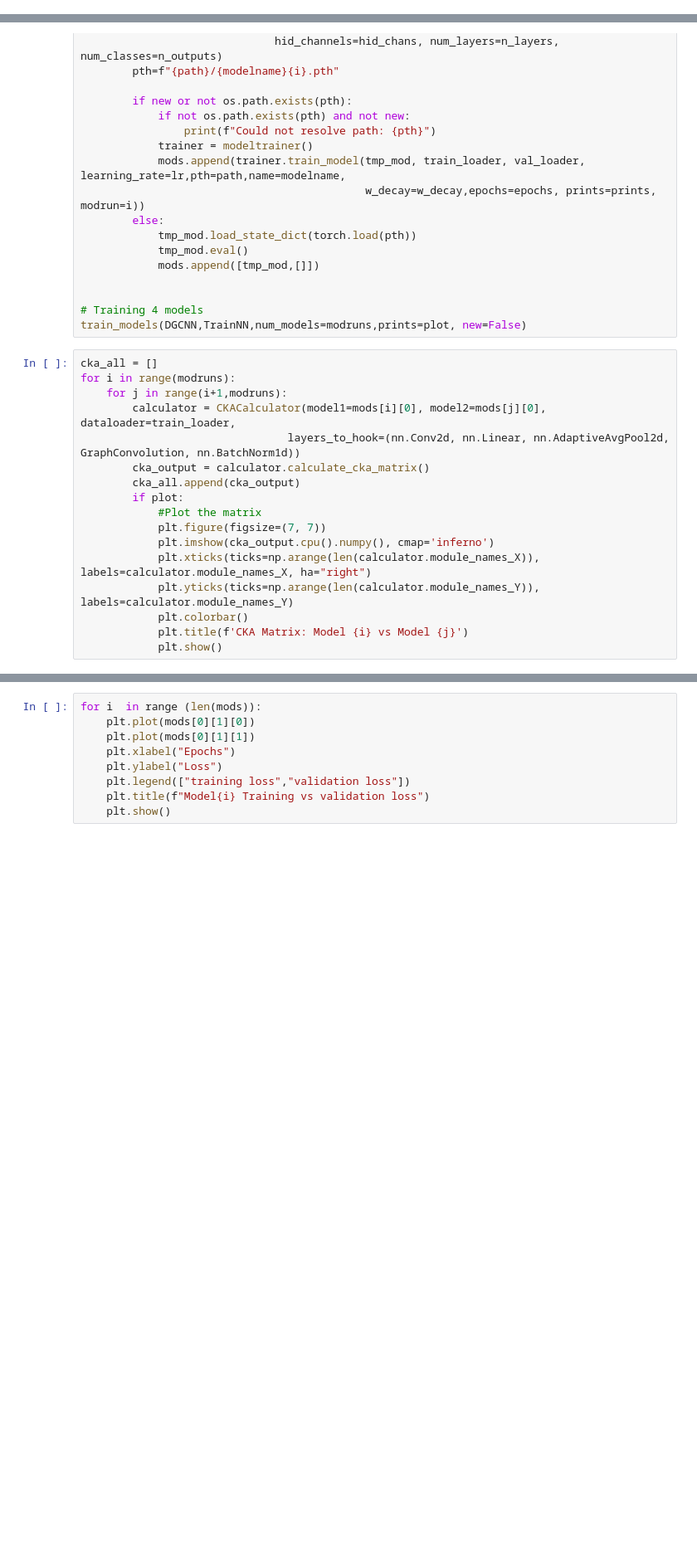
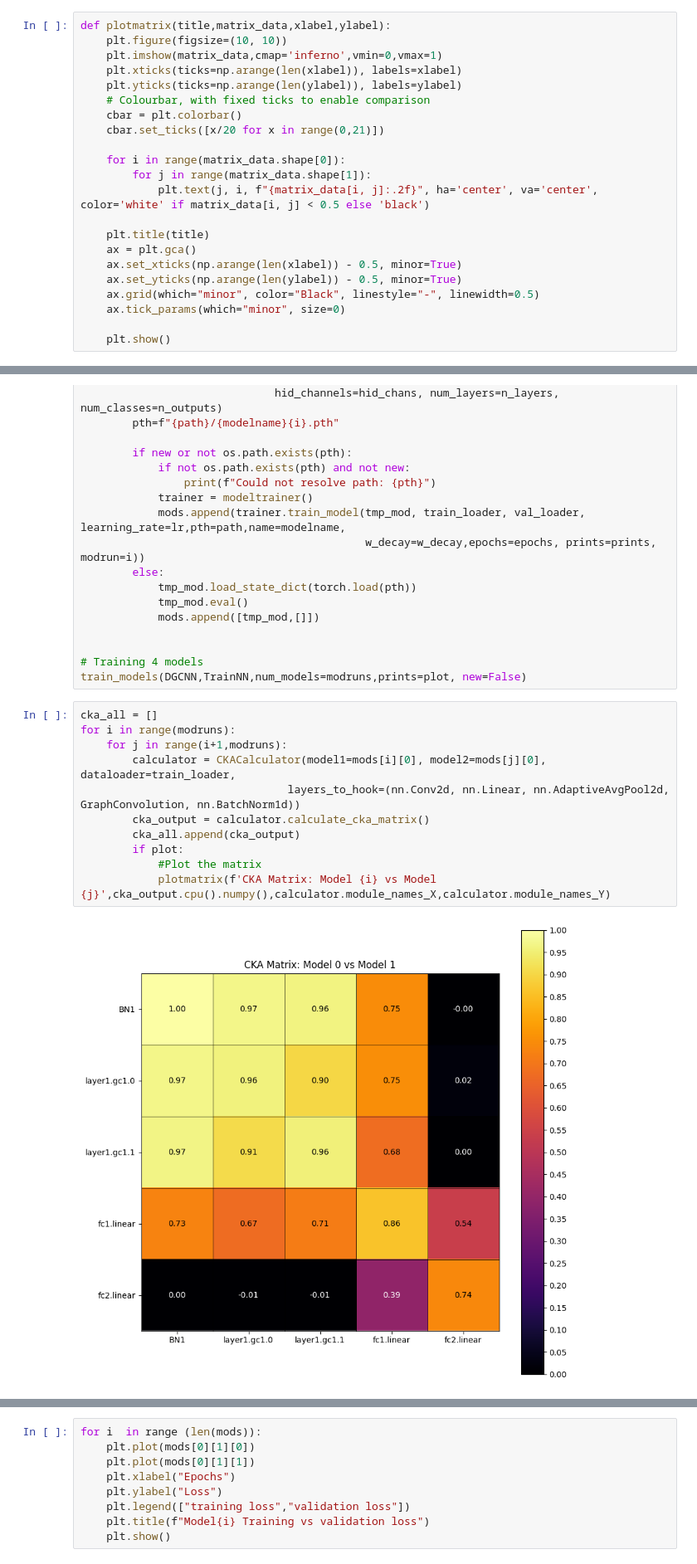
Before and after one commit to AlbinoLoaf/brAIncells, a Jupyter notebook: model_enviroment.ipynb, the cells around one changed output, grey strips where cells are left out. Shown at 83% size. Saved outputs shown, nothing was run; the diff lists cells and outputs as text; blank space fills up the shorter version.

```diff
--- a/model_enviroment.ipynb
+++ b/model_enviroment.ipynb
@@ -100,6 +100,28 @@ modruns = 10
 path="artifacts"
 modelname="dgcnn_mod"
 plot=False
+# %%
+def plotmatrix(title,matrix_data,xlabel,ylabel):
+    plt.figure(figsize=(10, 10))
+    plt.imshow(matrix_data,cmap='inferno',vmin=0,vmax=1)
+    plt.xticks(ticks=np.arange(len(xlabel)), labels=xlabel)
+    plt.yticks(ticks=np.arange(len(ylabel)), labels=ylabel)
+    # Colourbar, with fixed ticks to enable comparison
+    cbar = plt.colorbar()
+    cbar.set_ticks([x/20 for x in range(0,21)])
+
+    for i in range(matrix_data.shape[0]):
+        for j in range(matrix_data.shape[1]):
+            plt.text(j, i, f"{matrix_data[i, j]:.2f}", ha='center', va='center', color='white' if matrix_data[i, j] < 0.5 else 'black')
+
+    plt.title(title)
+    ax = plt.gca()
+    ax.set_xticks(np.arange(len(xlabel)) - 0.5, minor=True)
+    ax.set_yticks(np.arange(len(ylabel)) - 0.5, minor=True)
+    ax.grid(which="minor", color="Black", linestyle="-", linewidth=0.5)
+    ax.tick_params(which="minor", size=0)
+
+    plt.show()
 # %% [markdown]
 ## Train model
 # %% [markdown]
@@ -153,17 +175,13 @@ train_models(DGCNN,TrainNN,num_models=modruns,prints=plot, new=False)
 # %%
 cka_all = []
 for i in range(modruns):
     for j in range(i+1,modruns):
         calculator = CKACalculator(model1=mods[i][0], model2=mods[j][0], dataloader=train_loader,
                                 layers_to_hook=(nn.Conv2d, nn.Linear, nn.AdaptiveAvgPool2d, GraphConvolution, nn.BatchNorm1d))
         cka_output = calculator.calculate_cka_matrix()
         cka_all.append(cka_output)
         if plot:
             #Plot the matrix
-            plt.figure(figsize=(7, 7))
-            plt.imshow(cka_output.cpu().numpy(), cmap='inferno')
-            plt.xticks(ticks=np.arange(len(calculator.module_names_X)), labels=calculator.module_names_X, ha="right")
-            plt.yticks(ticks=np.arange(len(calculator.module_names_Y)), labels=calculator.module_names_Y)
-            plt.colorbar()
-            plt.title(f'CKA Matrix: Model {i} vs Model {j}')
-            plt.show()
+            plotmatrix(f'CKA Matrix: Model {i} vs Model {j}',cka_output.cpu().numpy(),calculator.module_names_X,calculator.module_names_Y)
+# %% [output]
+[figure, added]
```
Also changed, not shown: parts of 3 cells of this notebook.
